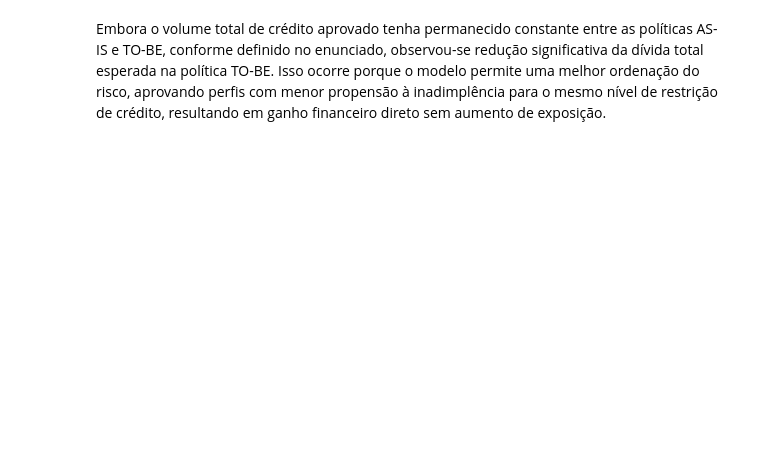
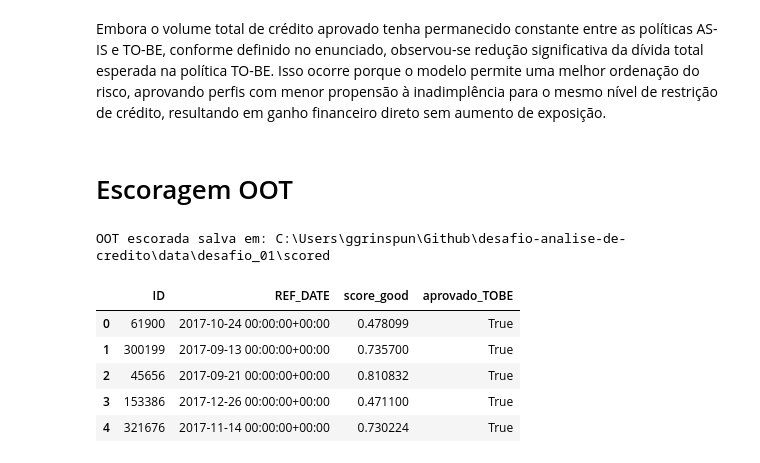
Before and after one commit to GGrinspun/desafio-analise-de-credito, a Jupyter notebook: notebooks/02_proj1_modeling.ipynb, the cells around one changed output. Drawn from its saved outputs; the diff is of its cells as text; code cells hidden in the pictures; blank space fills up the shorter version.

```diff
--- a/notebooks/02_proj1_modeling.ipynb
+++ b/notebooks/02_proj1_modeling.ipynb
@@ -587,0 +620,18 @@ percentual de negado To-Be 0.8121834360027378
+# %%
+# ============================================================
+# Política TO-BE — quantile
+# ============================================================
+
+# Percentual de pessoas negadas pela política AS-IS
+perc_negado_asis = 1 - df_eval["aprovado_ASIS"].mean()
+
+# Cutoff que reprova exatamente o mesmo percentual (piores scores)
+cutoff_score = df_eval["score_good"].quantile(perc_negado_asis)
+
+# Aprova quem tem score >= cutoff
+df_eval["aprovado_TOBE"] = df_eval["score_good"] >= cutoff_score
+
+# Sanity check
+print("Percentual negado AS-IS:", perc_negado_asis)
+print("Percentual negado TO-BE:", 1 - df_eval["aprovado_TOBE"].mean())
+print("Cutoff TO-BE (score_good):", cutoff_score)
@@ -685,3 +739,40 @@ A política TO-BE reduz de forma significativa a inadimplência, resultando em u
 ============================================================
 # %% [markdown]
 Embora o volume total de crédito aprovado tenha permanecido constante entre as políticas AS-IS e TO-BE, conforme definido no enunciado, observou-se redução significativa da dívida total esperada na política TO-BE. Isso ocorre porque o modelo permite uma melhor ordenação do risco, aprovando perfis com menor propensão à inadimplência para o mesmo nível de restrição de crédito, resultando em ganho financeiro direto sem aumento de exposição.
+# %% [markdown]
+# Escoragem OOT
+# %%
+# ==============================
+# Escoragem OOT (base cega)
+# ==============================
+
+oot_feature_cols = feature_cols  # mesmas colunas do treino/teste
+
+df_oot_scored = df_oot_final.copy()
+
+# score do desafio: probabilidade de BOM pagador
+proba_bad = best_model.predict_proba(df_oot_scored[oot_feature_cols])[:, 1]
+df_oot_scored["score_good"] = 1 - proba_bad
+
+# aplica a política TO-BE (mesmo cutoff calibrado no TESTE de agosto)
+df_oot_scored["aprovado_TOBE"] = df_oot_scored["score_good"] >= cutoff_score
+
+# export: somente colunas necessárias (evita vazar features)
+oot_export = df_oot_scored[["ID", "REF_DATE", "score_good", "aprovado_TOBE"]].copy()
+
+OUT_PATH = PROJECT_ROOT / "data" / CHALLENGE_NAME / "scored"
+OUT_PATH.mkdir(parents=True, exist_ok=True)
+
+oot_export.to_parquet(OUT_PATH / "oot_scored.parquet", index=False)
+oot_export.to_csv(OUT_PATH / "oot_scored.csv", index=False)
+
+print("OOT escorada salva em:", OUT_PATH)
+oot_export.head()
+# %% [output]
+OOT escorada salva em: C:\Users\ggrinspun\Github\desafio-analise-de-credito\data\desafio_01\scored
+|  | ID | REF_DATE | score_good | aprovado_TOBE |
+| 0 | 61900 | 2017-10-24 00:00:00+00:00 | 0.478099 | True |
+| 1 | 300199 | 2017-09-13 00:00:00+00:00 | 0.735700 | True |
+| 2 | 45656 | 2017-09-21 00:00:00+00:00 | 0.810832 | True |
+| 3 | 153386 | 2017-12-26 00:00:00+00:00 | 0.471100 | True |
+| 4 | 321676 | 2017-11-14 00:00:00+00:00 | 0.730224 | True |
```
Also changed, not shown: parts of 9 cells of this notebook.
